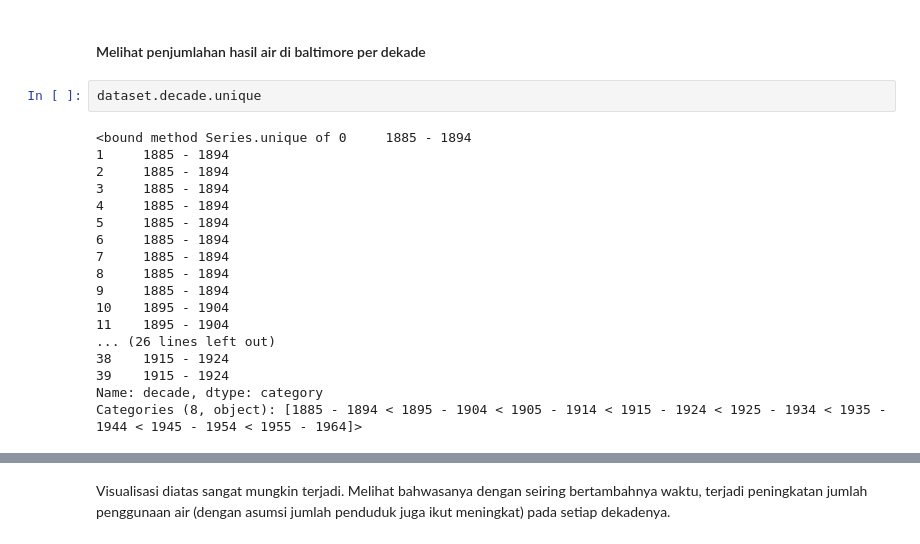
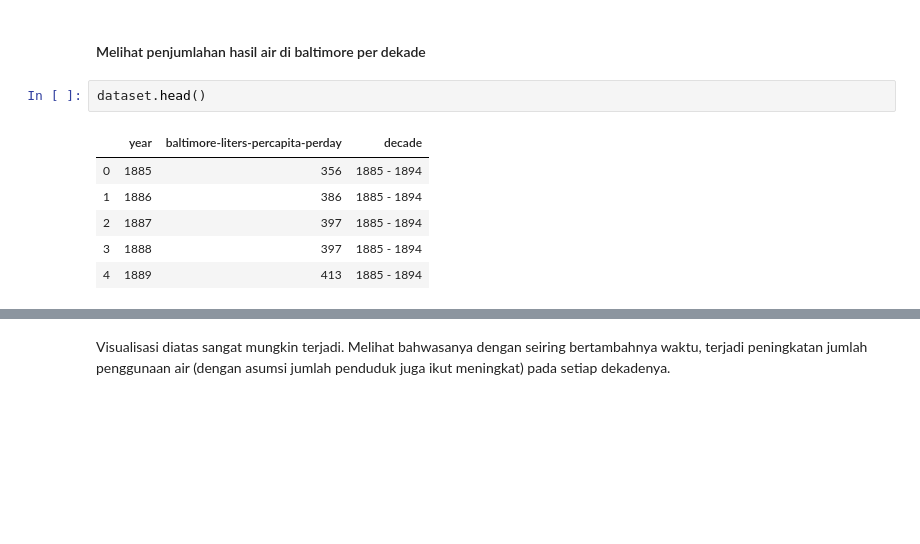
Before and after one commit to nostartama/mid-test-python-use-case, a Jupyter notebook: q1-annual-water-usage-in-baltimore/annual-water-usage-in-baltimore.ipynb, the cells around one changed output, grey strips where cells are left out. Cells and saved outputs as stored; diff of their text form; blank space fills up the shorter version.

```diff
--- a/q1-annual-water-usage-in-baltimore/annual-water-usage-in-baltimore.ipynb
+++ b/q1-annual-water-usage-in-baltimore/annual-water-usage-in-baltimore.ipynb
@@ -135,26 +135,15 @@ Dapat dilihat bahwasanya 3 dekade awal (1885-1894, 1895-1904, 1905-1914) memperk
 Tetapi, hal ini tidak terbukti di akhir dekade dataset kita. Bahkan malah terjadi penurunan pada penggunaan air di Baltimore.
 # %% [markdown]
 #### Melihat penjumlahan hasil air di baltimore per dekade
-# %%
-dataset.decade.unique
-# %% [output]
-<bound method Series.unique of 0     1885 - 1894
-1     1885 - 1894
-2     1885 - 1894
-3     1885 - 1894
-4     1885 - 1894
-5     1885 - 1894
-6     1885 - 1894
-7     1885 - 1894
-8     1885 - 1894
-9     1885 - 1894
-10    1895 - 1904
-11    1895 - 1904
-... (26 lines left out)
-38    1915 - 1924
-39    1915 - 1924
-Name: decade, dtype: category
-Categories (8, object): [1885 - 1894 < 1895 - 1904 < 1905 - 1914 < 1915 - 1924 < 1925 - 1934 < 1935 - 1944 < 1945 - 1954 < 1955 - 1964]>
+# %%
+dataset.head()
+# %% [output]
+|  | year | baltimore-liters-percapita-perday | decade |
+| 0 | 1885 | 356 | 1885 - 1894 |
+| 1 | 1886 | 386 | 1885 - 1894 |
+| 2 | 1887 | 397 | 1885 - 1894 |
+| 3 | 1888 | 397 | 1885 - 1894 |
+| 4 | 1889 | 413 | 1885 - 1894 |
 # %%
 dataset2 = dataset[['decade','baltimore-liters-percapita-perday']]
 dataset2 = dataset2.groupby('decade').sum()
```
Also changed, not shown: parts of 15 cells of this notebook.
